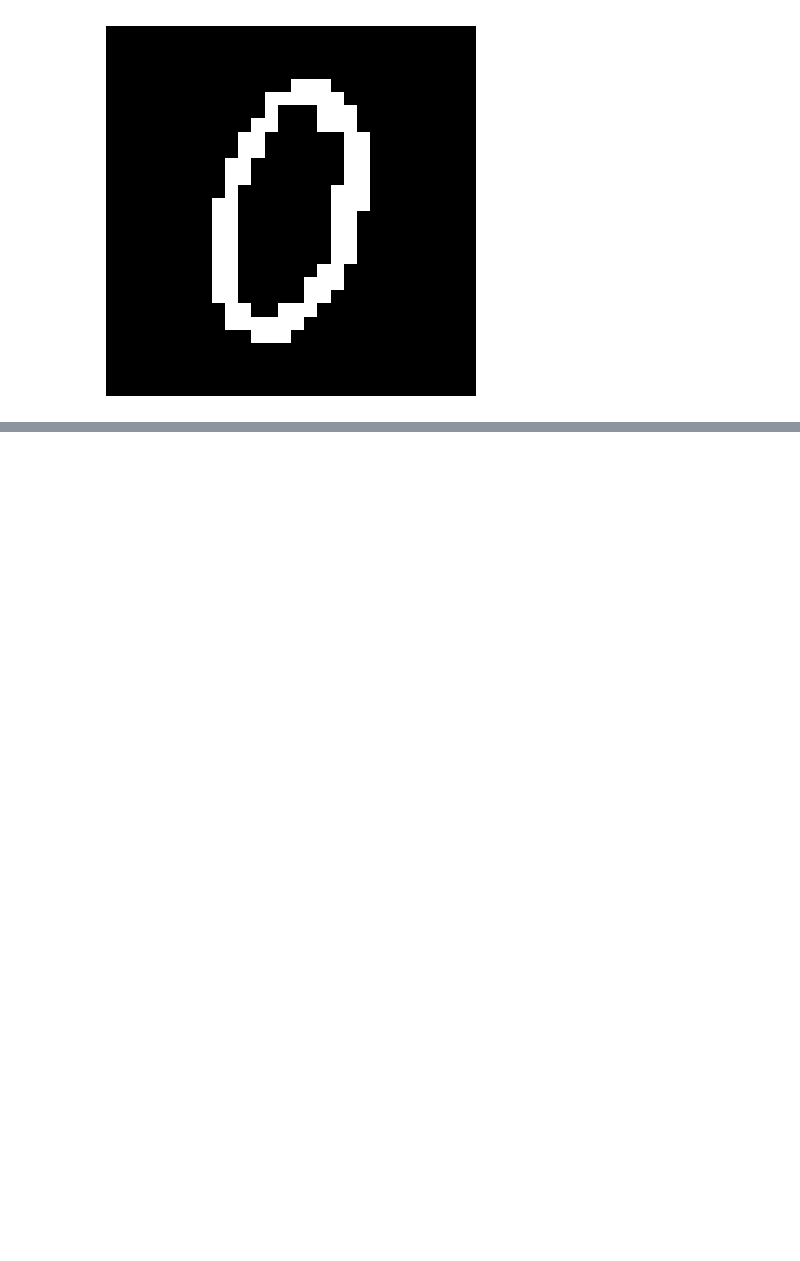
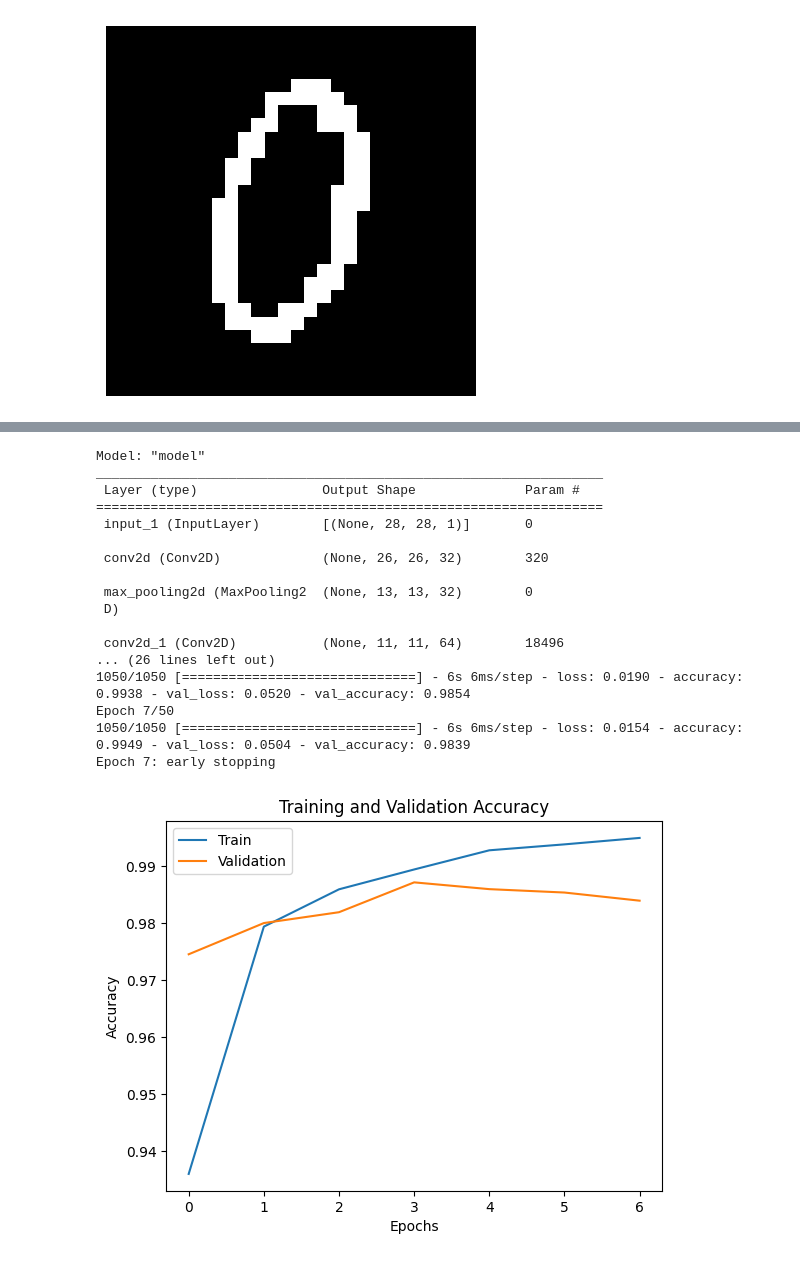
Before and after one commit to jung1230/4Fun, a Jupyter notebook: Digit Recognizer(kaggle challenge)/Digit Recognizer.ipynb, the cells around one changed output, grey strips where cells are left out. Drawn from its saved outputs; the diff is of its cells as text; code cells hidden in the pictures; blank space fills up the shorter version.

```diff
--- a/Digit Recognizer(kaggle challenge)/Digit Recognizer.ipynb
+++ b/Digit Recognizer(kaggle challenge)/Digit Recognizer.ipynb
@@ -100,0 +133,79 @@ CNN seems to perform the best
+# %%
+import tensorflow as tf
+from tensorflow.keras.models import Model
+from tensorflow.keras.layers import Dense, Dropout, Flatten, Conv2D, MaxPooling2D, Input
+from tensorflow.keras.callbacks import EarlyStopping
+
+tf.keras.backend.clear_session()
+
+# Set seed for TensorFlow (graph-level)
+tf.random.set_seed(42)
+
+# Set seed for Python's random number generator (global level)
+np.random.seed(42)
+
+# ------------------------------------------- model code start -------------------------------------------
+# Define input shape
+input_shape = (28, 28, 1)
+inputs = Input(shape=input_shape)
+
+# Convolutional layers
+x = Conv2D(32, (3, 3), activation='relu')(inputs)
+x = MaxPooling2D((2, 2))(x)
+x = Conv2D(64, (3, 3), activation='relu')(x)
+x = MaxPooling2D((2, 2))(x)
+
+# Flatten and dense layers
+x = Flatten()(x)
+x = Dense(64, activation='relu')(x)
+outputs = Dense(10, activation='softmax')(x)  # 10 classes for MNIST
+
+# Create model
+model = tf.keras.models.Model(inputs=inputs, outputs=outputs)
+
+# Compile model
+model.compile(optimizer='adam',
+              loss='categorical_crossentropy',
+              metrics=['accuracy'])
+
+model.summary()
+
+# Define early stopping criteria
+early_stopping = EarlyStopping(monitor='val_loss', patience=3, verbose=1, restore_best_weights=True)
+
+history = model.fit(x_train, y_train, batch_size=32, epochs=50, validation_data=(x_val, y_val), callbacks=[early_stopping])
+# ------------------------------------------- model code end -------------------------------------------
+
+def show_train_history(train_history):
+    plt.plot(train_history.history['accuracy'])
+    plt.plot(train_history.history['val_accuracy'])
+    plt.title('Training and Validation Accuracy')
+    plt.xlabel('Epochs')
+    plt.ylabel('Accuracy')
+    plt.legend(['Train', 'Validation'], loc='upper left')
+    plt.show()
+
+show_train_history(history)
+print("\n------------------------------")
+# Print validation loss and accuracy for each epoch
+for epoch in range(len(history.history['val_loss'])):
+    print(f"Epoch {epoch + 1}: Val_loss={history.history['val_loss'][epoch]}, Val_accuracy={history.history['val_accuracy'][epoch]}")
+# %% [output]
+Model: "model"
+_________________________________________________________________
+ Layer (type)                Output Shape              Param #
+=================================================================
+ input_1 (InputLayer)        [(None, 28, 28, 1)]       0
+
+ conv2d (Conv2D)             (None, 26, 26, 32)        320
+
+ max_pooling2d (MaxPooling2  (None, 13, 13, 32)        0
+ D)
+
+ conv2d_1 (Conv2D)           (None, 11, 11, 64)        18496
+... (26 lines left out)
+1050/1050 [==============================] - 6s 6ms/step - loss: 0.0190 - accuracy: 0.9938 - val_loss: 0.0520 - val_accuracy: 0.9854
+Epoch 7/50
+1050/1050 [==============================] - 6s 6ms/step - loss: 0.0154 - accuracy: 0.9949 - val_loss: 0.0504 - val_accuracy: 0.9839
+Epoch 7: early stopping
+[figure, added]
```
Also changed, not shown: parts of 9 cells of this notebook, 2 other files.
